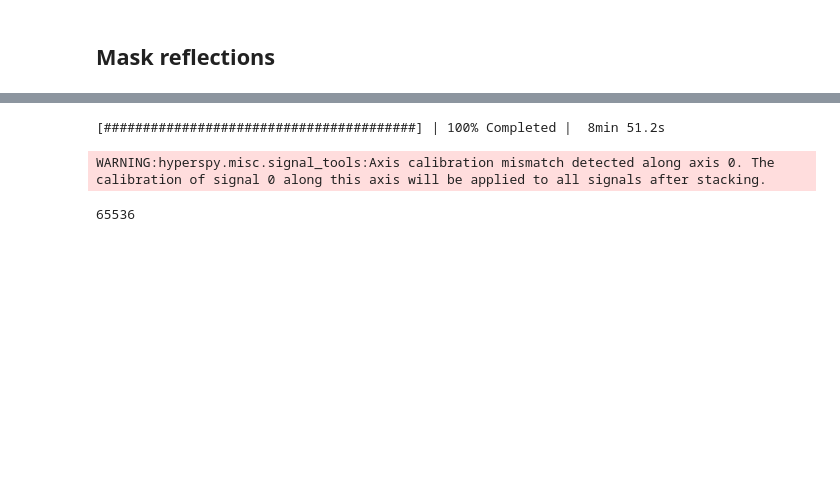
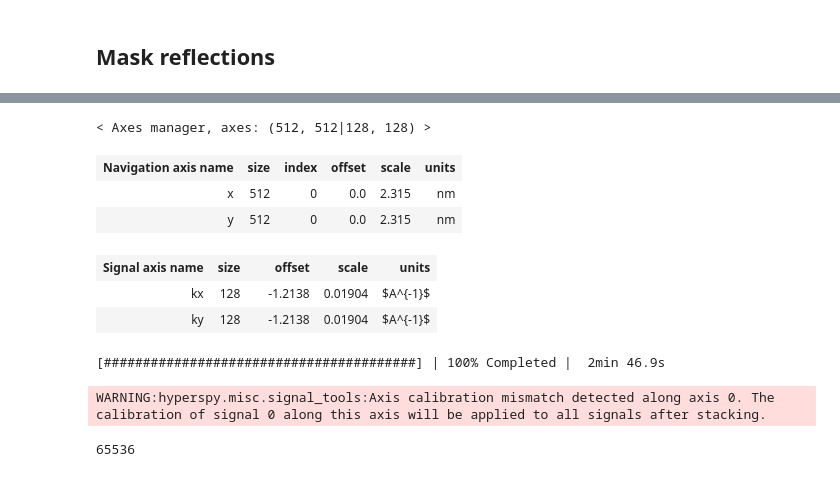
Before and after one commit to emichr/PhaseMappingPaper, a Jupyter notebook: preprocessing_parameters.ipynb, the cells around one changed output, grey strips where cells are left out. Cells and saved outputs as stored; diff of their text form; code cells hidden in the pictures; blank space fills up the shorter version.

Commit message:
navigation mask bugfix

```diff
--- a/preprocessing_parameters.ipynb
+++ b/preprocessing_parameters.ipynb
@@ -162,12 +186,23 @@ print(data)
 print(data)
 # %%
 print('test')
+# %%
+signal.axes_manager
+# %% [output]
+< Axes manager, axes: (512, 512|128, 128) >
+| Navigation axis name | size | index | offset | scale | units |
+| x | 512 | 0 | 0.0 | 2.315 | nm |
+| y | 512 | 0 | 0.0 | 2.315 | nm |
+| Signal axis name | size |  | offset | scale | units |
+| kx | 128 |  | -1.2138 | 0.01904 | $A^{-1}$ |
+| ky | 128 |  | -1.2138 | 0.01904 | $A^{-1}$ |
 # %%
 #image = (signal*(2**16-1)).mean(axis=[0, 1])
-image = binned.mean(axis=[0, 1])
+#image = binned.mean(axis=[0, 1])
+image = preprocessed_signal.mean(axis=[0, 1])
 image.compute()
 # %% [output]
-[########################################] | 100% Completed |  8min 51.2s
+[########################################] | 100% Completed |  2min 46.9s
 # %%
 im = image.deepcopy()
 # %%
```
Also changed, not shown: parts of 13 cells of this notebook, 2 other files.
